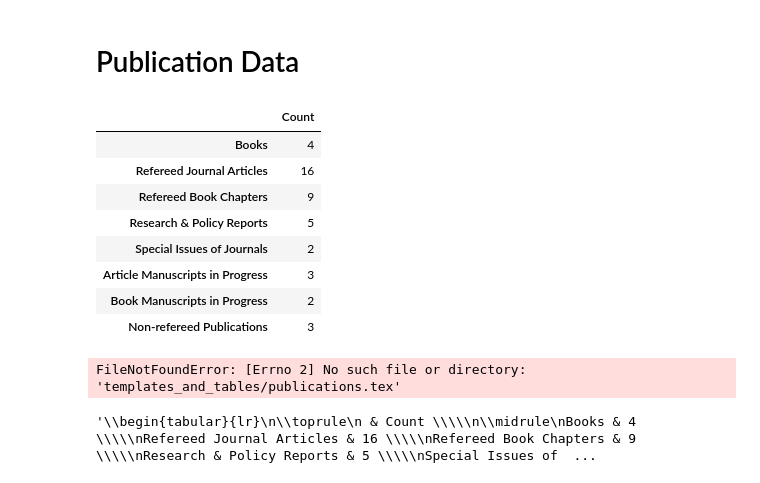
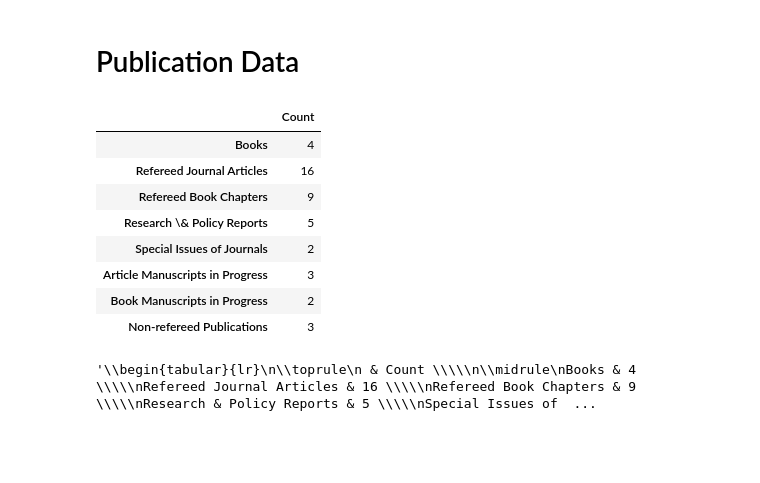
Before and after one commit to mclevey/CV, a Jupyter notebook: src/notebooks/tables-for-cv.ipynb, the cells around one changed output. Cells and saved outputs as stored; diff of their text form; code cells hidden in the pictures; blank space fills up the shorter version.

```diff
--- a/src/notebooks/tables-for-cv.ipynb
+++ b/src/notebooks/tables-for-cv.ipynb
@@ -51,24 +51,24 @@ misc = cv_data["misc"]
 # %%
 counts = [len(books), len(articles), len(chapters), len(reports), len(issues), len(article_manuscripts), len(book_manuscripts), len(misc)]
 counts = pd.DataFrame(counts)
 counts.index = [
     "Books",
     "Refereed Journal Articles",
     "Refereed Book Chapters",
-    "Research & Policy Reports",
+    "Research \& Policy Reports",
     "Special Issues of Journals",
     "Article Manuscripts in Progress",
     "Book Manuscripts in Progress",
     "Non-refereed Publications",
 ]
 counts.columns = ["Count"]
 counts
 # %% [output]
 |  | Count |
 | Books | 4 |
 | Refereed Journal Articles | 16 |
 | Refereed Book Chapters | 9 |
-| Research & Policy Reports | 5 |
+| Research \& Policy Reports | 5 |
 | Special Issues of Journals | 2 |
 | Article Manuscripts in Progress | 3 |
 | Book Manuscripts in Progress | 2 |
@@ -79,8 +79,6 @@ publications = counts.to_latex()
 # Write to a text file
 with open("publications.tex", "w") as f:
     f.write(publications)
-# %% [output]
-FileNotFoundError: [Errno 2] No such file or directory: 'templates_and_tables/publications.tex'
 # %%
 publications
 # %% [output]
```
Also changed, not shown: 2 other files.
